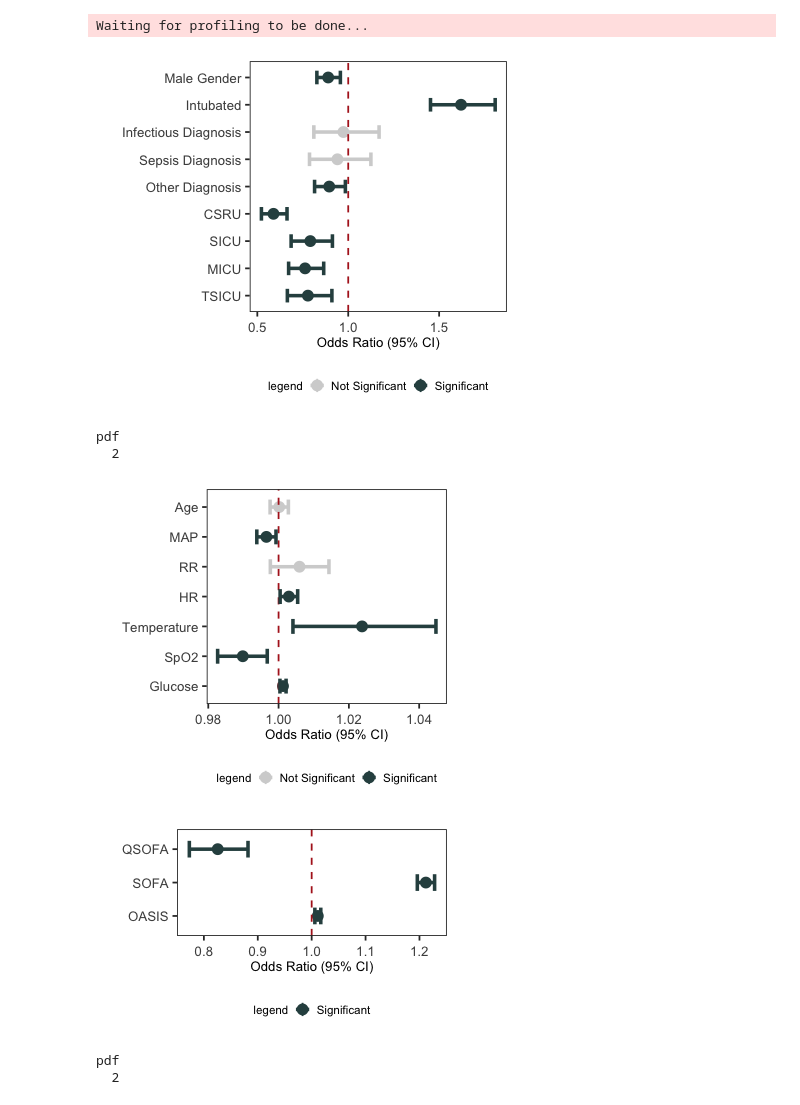
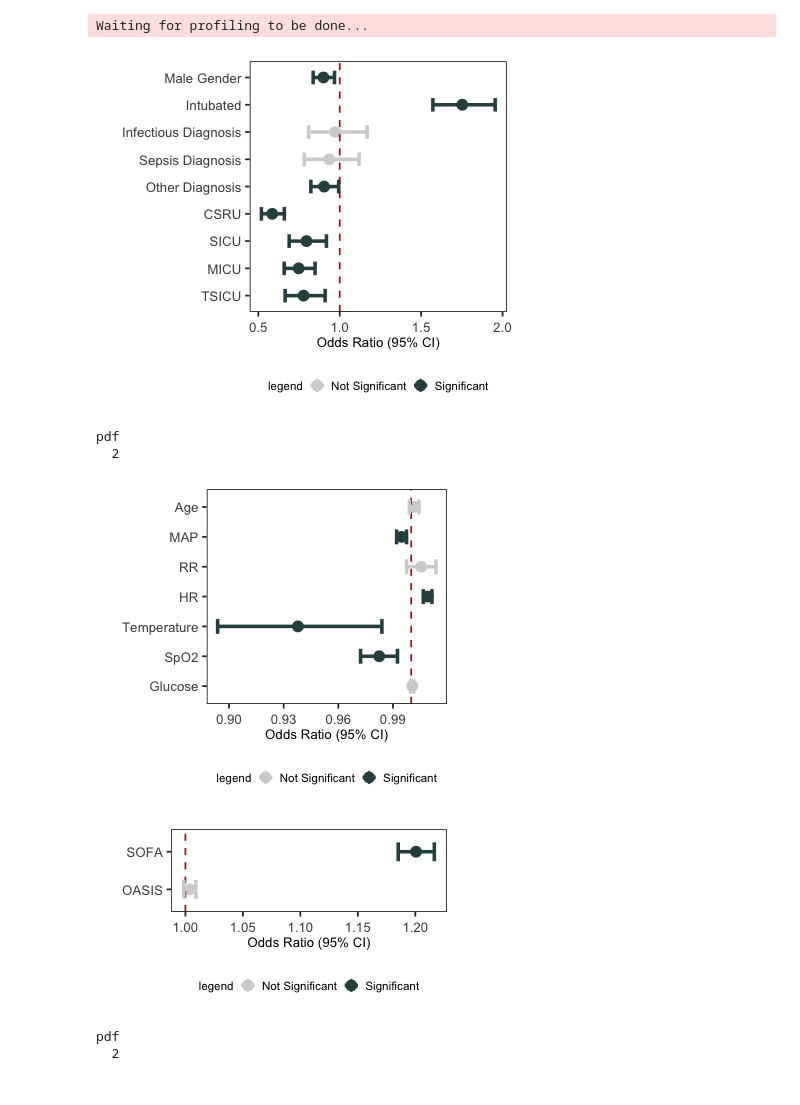
Before and after one commit to ruoyijiang/general, a Jupyter notebook: notebooks/R_Pressor_Outcomes_MultiPressor.ipynb, the cells around one changed output. Saved outputs shown, nothing was run; the diff lists cells and outputs as text; code cells hidden in the pictures.

```diff
--- a/notebooks/R_Pressor_Outcomes_MultiPressor.ipynb
+++ b/notebooks/R_Pressor_Outcomes_MultiPressor.ipynb
@@ -2162,7 +2162,6 @@ LR_CONTINUOUS_COEFFICIENT_DICT <- c(
 )
 # %%
 LR_SEVERITY_COEFFICIENT_DICT <- c(
-'qsofa' = 'QSOFA',
 'sofa' = 'SOFA',
 'oasis' = 'OASIS')
 # %% [markdown]
@@ -2196,7 +2195,7 @@ roc_with_ci <- function(obj) {
 - Ran into problems with missing data for glucose, spo2 and tempc, hence the selection of criteria as variables
 # %%
 model_input_df <- melt_results_df %>%
-    filter(INTERVAL == 2) %>%
+    filter(INTERVAL == 1) %>%
     select(-pressor) %>%
     ungroup() %>%
     mutate(VARIABLE = ID, COURSE = course_id) %>%
@@ -2206,7 +2205,7 @@ model_input_df <- melt_results_df %>%
     bind_rows(
         output_df %>%
             select(-pressor) %>%
-            select(RESPONSE, course_id, first_careunit, cvc, intub, simple_race, simple_diagnosis, gender, age_cohort, sofa, qsofa, oasis) %>%
+            select(RESPONSE, course_id, first_careunit, cvc, intub, simple_race, simple_diagnosis, gender, age_cohort, sofa, oasis) %>%
             gather(VARIABLE, VALUE, -RESPONSE, -course_id) %>%
             rename(COURSE = course_id) %>%
             distinct(COURSE, VARIABLE, VALUE, .keep_all = TRUE)
@@ -2224,7 +2223,7 @@ model_input_df <- melt_results_df %>%
              simple_diagnosis,
              age_cohort,
              gender,
-             oasis, qsofa, sofa,
+             oasis, sofa,
              contains("mean_meanbp"),
              contains("mean_resprate"),
              contains("mean_heartrate") ,
@@ -2232,7 +2231,7 @@ model_input_df <- melt_results_df %>%
              contains("mean_spo2"),
              contains("mean_glucose")
               ) %>%
-    mutate(qsofa = as.numeric(qsofa), sofa = as.numeric(sofa), oasis = as.numeric(oasis))
+    mutate(sofa = as.numeric(sofa), oasis = as.numeric(oasis))
 # %% [output]
 Warning message:
 “attributes are not identical across measure variables;
@@ -2441,7 +2439,7 @@ p <- oddsratio_categorical %>%
         coord_flip()
 plot(p)
 # %% [output]
-[figure, old version]
+[figure, new version]
 # %%
 pdf(file.path(PLOT_DIR, paste0("categoricalmodelodds.pdf")), 3.5,3)
 plot(p)
@@ -2476,7 +2474,7 @@ p <- oddsratio_continuous %>%
         coord_flip()
 plot(p)
 # %% [output]
-[figure, old version]
+[figure, new version]
 # %%
 oddsratio_severity <-oddsratio %>% data.frame() %>%
     tibble::rownames_to_column("factor") %>%
@@ -2491,18 +2489,18 @@ oddsratio_severity <-oddsratio %>% data.frame() %>%
 
 oddsratio_severity %>% write.csv(file.path(PLOT_DIR, "severitymodeleodds.csv"))
 # %%
-options(repr.plot.width=3, repr.plot.height=1.8)
+options(repr.plot.width=3, repr.plot.height=1.6)
 p <- oddsratio_severity %>%
     ggplot(aes(x = factor,y = estimate, ymin = lower, ymax = upper ))+
         base_theme()+
         theme(legend.position="bottom")+
         geom_pointrange(aes(col=legend))+
         scale_color_manual(values=SIGNIFICANT_COLORS)+
         geom_hline(yintercept =1, linetype=2, color = "firebrick")+
         xlab('')+ ylab("Odds Ratio (95% CI)")+
         geom_errorbar(aes(ymin=lower, ymax=upper,col=legend),width=0.5,cex=1)+
         coord_flip()
 plot(p)
 # %% [output]
-[figure, old version]
+[figure, new version]
 # %%
```
Also changed, not shown: parts of 45 cells of this notebook.
